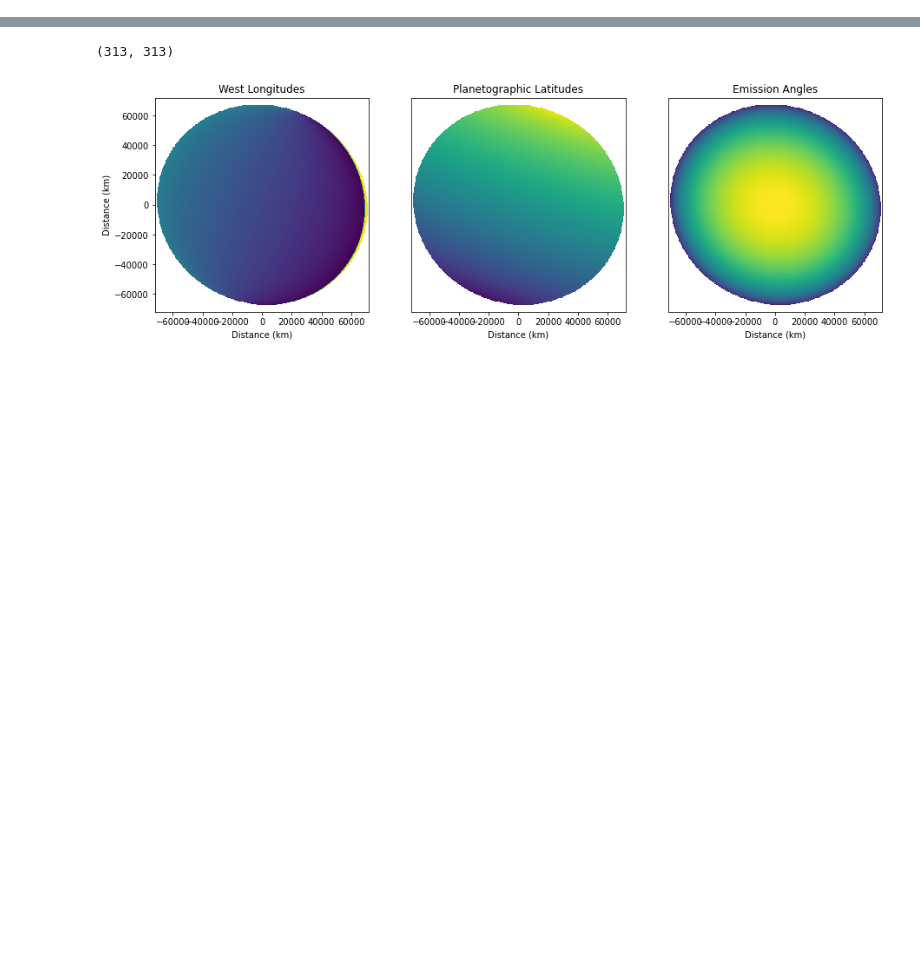
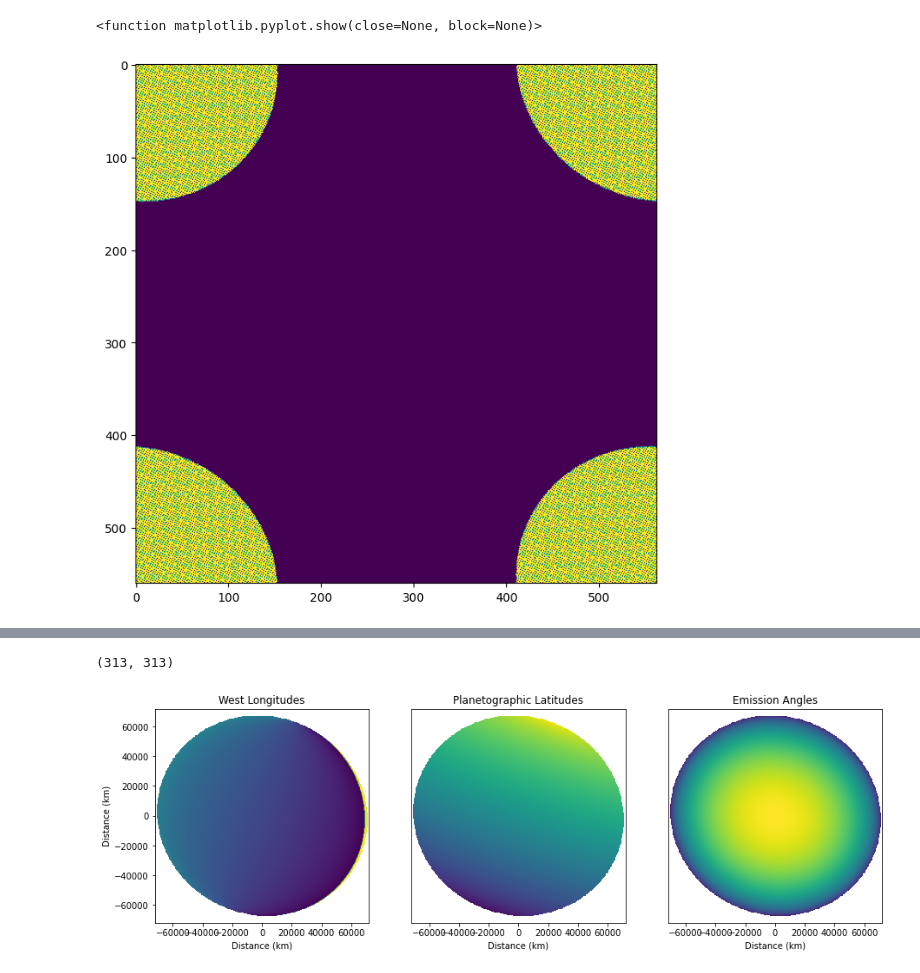
Before and after one commit to dahlek/spextraction, a Jupyter notebook: spextraction.ipynb, the cells around one changed output, grey strips where cells are left out. Cells and saved outputs as stored; diff of their text form; code cells hidden in the pictures; blank space fills up the shorter version.

```diff
--- a/spextraction.ipynb
+++ b/spextraction.ipynb
@@ -193,0 +514,25 @@ ellipsoid, pixscale_km = spextraction('/Users/emmadahl/Desktop/spextraction/test
+# %%
+# if arrays could be used as input
+x_center = int(len(nav.mu)/2)
+y_center = int(len(nav.mu[0])/2)
+
+x = np.where(np.isnan(nav.mu)==False)[0]-x_center
+y = np.where(np.isnan(nav.mu)==False)[1]-y_center
+
+eoff_float = x*np.cos(np_ang)+y*np.sin(np_ang)
+poff_float = -x*np.sin(np_ang)+y*np.cos(np_ang)
+
+eoff = np.asarray(poff_float,dtype=int)
+poff = np.asarray(eoff_float,dtype=int)
+# %%
+fig, ax = plt.subplots(dpi=100)
+fig.set_size_inches(8, 8) # set size
+
+test = np.zeros((len(nav.mu),len(nav.mu[0])))
+test[(poff,eoff)] = 1
+
+plt.imshow(test)
+plt.show
+# %% [output]
+<function matplotlib.pyplot.show(close=None, block=None)>
+[figure, added]
```
Also changed, not shown: parts of 19 cells of this notebook.
